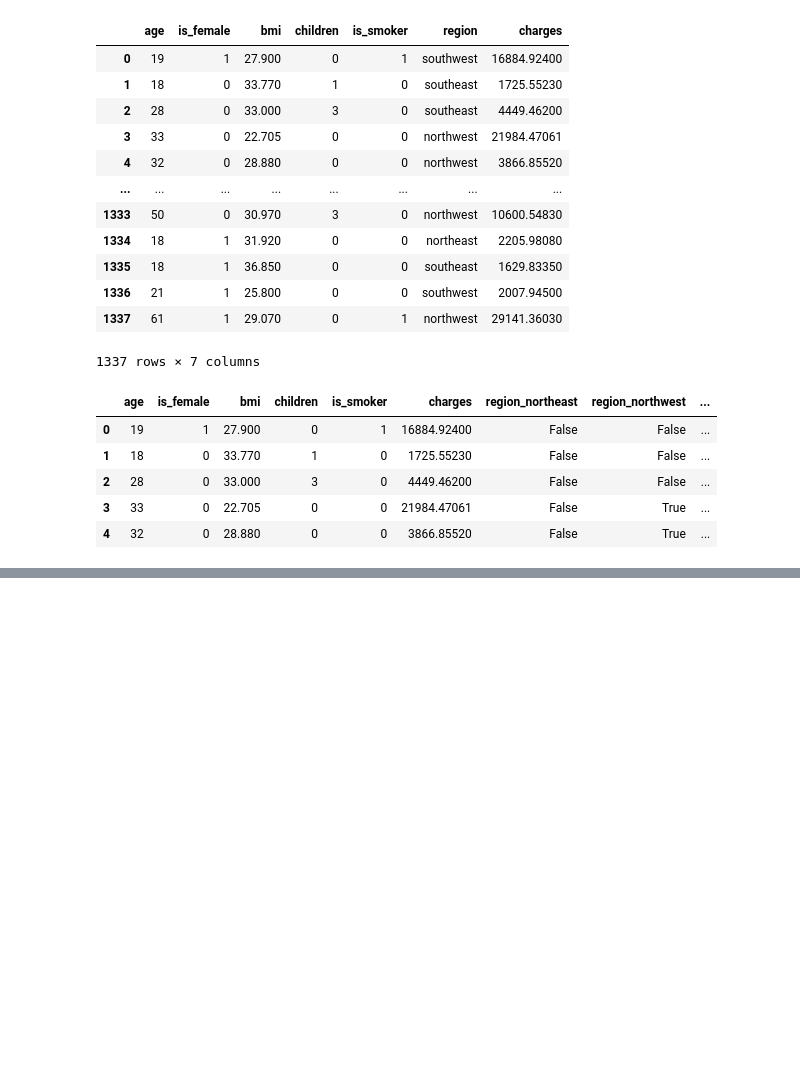
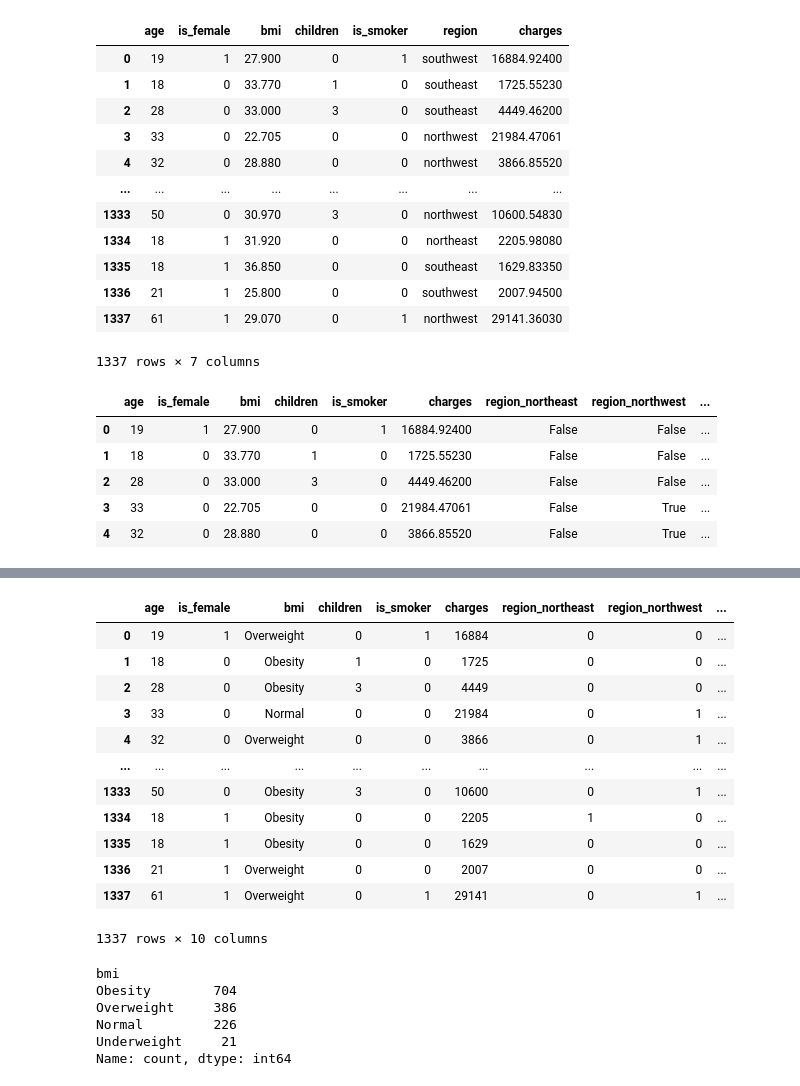
Before and after one commit to magicalSyntax/ML-Projects, a Jupyter notebook: Insurance-data/insurance.ipynb, the cells around one changed output, grey strips where cells are left out. Cells and saved outputs as stored; diff of their text form; code cells hidden in the pictures; blank space fills up the shorter version.

```diff
--- a/Insurance-data/insurance.ipynb
+++ b/Insurance-data/insurance.ipynb
@@ -236,0 +266,32 @@ df1.head()
+# %%
+df2 = df1.copy()
+# %%
+df2['bmi'] = pd.cut(df['bmi'],
+                   bins=[0, 18.5, 25, 30, 80],
+                   labels=['Underweight', 'Normal', 'Overweight', 'Obesity'],
+                   include_lowest=True)
+# %%
+df2
+# %% [output]
+|  | age | is_female | bmi | children | is_smoker | charges | region_northeast | region_northwest | ... |
+| 0 | 19 | 1 | Overweight | 0 | 1 | 16884 | 0 | 0 | ... |
+| 1 | 18 | 0 | Obesity | 1 | 0 | 1725 | 0 | 0 | ... |
+| 2 | 28 | 0 | Obesity | 3 | 0 | 4449 | 0 | 0 | ... |
+| 3 | 33 | 0 | Normal | 0 | 0 | 21984 | 0 | 1 | ... |
+| 4 | 32 | 0 | Overweight | 0 | 0 | 3866 | 0 | 1 | ... |
+| ... | ... | ... | ... | ... | ... | ... | ... | ... | ... |
+| 1333 | 50 | 0 | Obesity | 3 | 0 | 10600 | 0 | 1 | ... |
+| 1334 | 18 | 1 | Obesity | 0 | 0 | 2205 | 1 | 0 | ... |
+| 1335 | 18 | 1 | Obesity | 0 | 0 | 1629 | 0 | 0 | ... |
+| 1336 | 21 | 1 | Overweight | 0 | 0 | 2007 | 0 | 0 | ... |
+| 1337 | 61 | 1 | Overweight | 0 | 1 | 29141 | 0 | 1 | ... |
+1337 rows × 10 columns
+# %%
+df2['bmi'].value_counts()
+# %% [output]
+bmi
+Obesity        704
+Overweight     386
+Normal         226
+Underweight     21
+Name: count, dtype: int64
```
Also changed, not shown: parts of 4 cells of this notebook.
